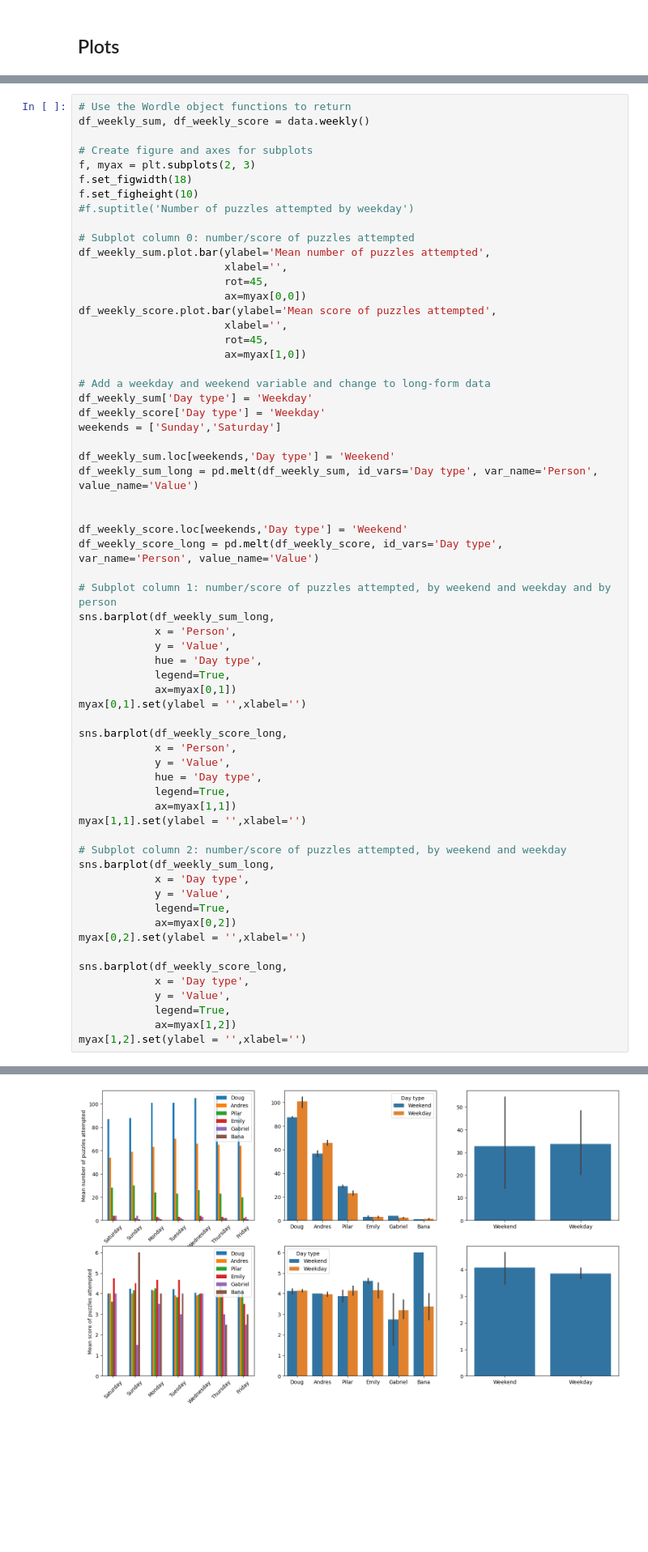
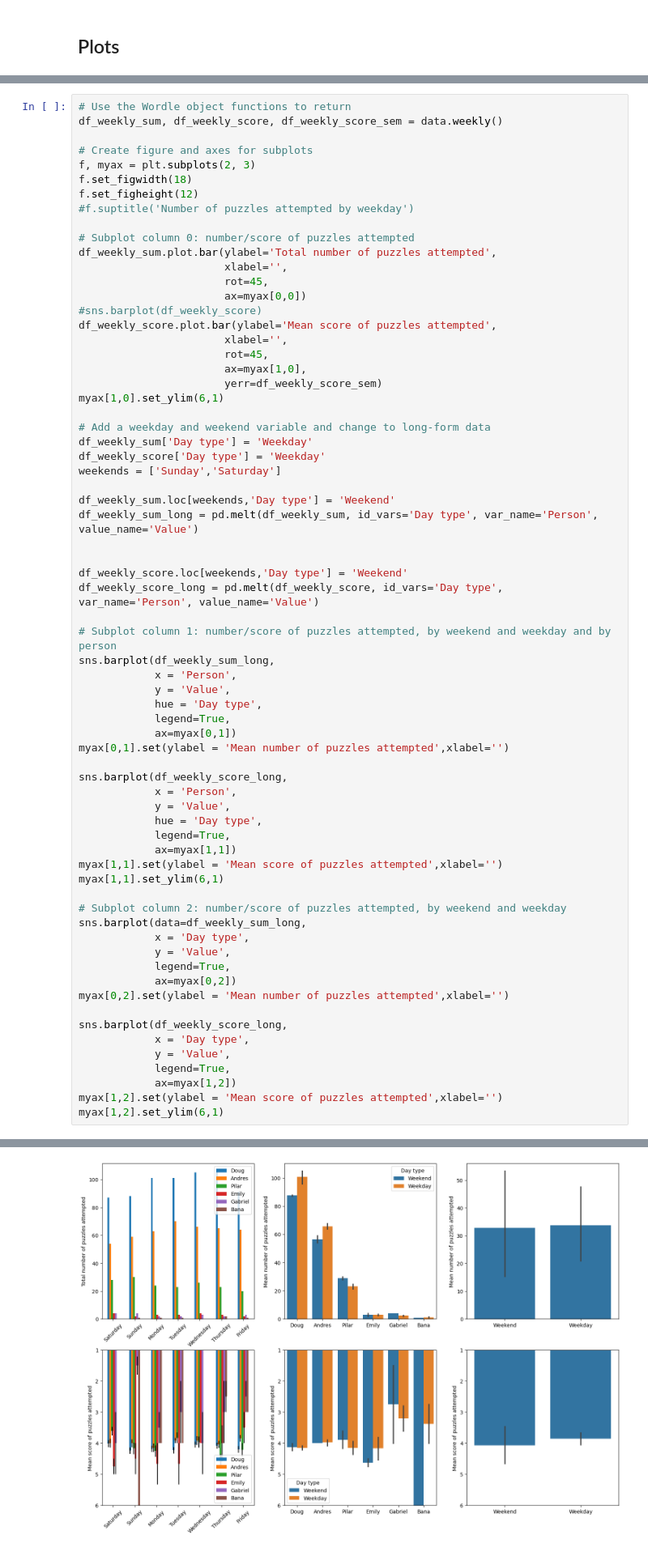
Before and after one commit to craneab/Wordle-Analyzer, a Jupyter notebook: Data Analysis.ipynb, the cells around one changed output, grey strips where cells are left out. Shown at 81% size. Cells and saved outputs as stored; diff of their text form; blank space fills up the shorter version.

Commit message:
Change graphs to plot 6-1, add statistics function and table output, readibility updates to some graphs

```diff
--- a/Data Analysis.ipynb
+++ b/Data Analysis.ipynb
@@ -119,23 +135,26 @@ Does solve score depened on the day of the week? For example, people may have mo
 However,
 # %%
 # Use the Wordle object functions to return
-df_weekly_sum, df_weekly_score = data.weekly()
+df_weekly_sum, df_weekly_score, df_weekly_score_sem = data.weekly()
 
 # Create figure and axes for subplots
 f, myax = plt.subplots(2, 3)
 f.set_figwidth(18)
-f.set_figheight(10)
+f.set_figheight(12)
 #f.suptitle('Number of puzzles attempted by weekday')
 
 # Subplot column 0: number/score of puzzles attempted
-df_weekly_sum.plot.bar(ylabel='Mean number of puzzles attempted',
+df_weekly_sum.plot.bar(ylabel='Total number of puzzles attempted',
                        xlabel='',
                        rot=45,
                        ax=myax[0,0])
+#sns.barplot(df_weekly_score)
 df_weekly_score.plot.bar(ylabel='Mean score of puzzles attempted',
                        xlabel='',
                        rot=45,
-                       ax=myax[1,0])
+                       ax=myax[1,0],
+                       yerr=df_weekly_score_sem)
+myax[1,0].set_ylim(6,1)
 
 # Add a weekday and weekend variable and change to long-form data
 df_weekly_sum['Day type'] = 'Weekday'
@@ -156,7 +175,7 @@ sns.barplot(df_weekly_sum_long,
             hue = 'Day type',
             legend=True,
             ax=myax[0,1])
-myax[0,1].set(ylabel = '',xlabel='')
+myax[0,1].set(ylabel = 'Mean number of puzzles attempted',xlabel='')
 
 sns.barplot(df_weekly_score_long,
             x = 'Person',
@@ -164,20 +183,22 @@ sns.barplot(df_weekly_score_long,
             hue = 'Day type',
             legend=True,
             ax=myax[1,1])
-myax[1,1].set(ylabel = '',xlabel='')
+myax[1,1].set(ylabel = 'Mean score of puzzles attempted',xlabel='')
+myax[1,1].set_ylim(6,1)
 
 # Subplot column 2: number/score of puzzles attempted, by weekend and weekday
-sns.barplot(df_weekly_sum_long,
+sns.barplot(data=df_weekly_sum_long,
             x = 'Day type',
             y = 'Value',
             legend=True,
             ax=myax[0,2])
-myax[0,2].set(ylabel = '',xlabel='')
+myax[0,2].set(ylabel = 'Mean number of puzzles attempted',xlabel='')
 
 sns.barplot(df_weekly_score_long,
             x = 'Day type',
             y = 'Value',
             legend=True,
             ax=myax[1,2])
-myax[1,2].set(ylabel = '',xlabel='')
+myax[1,2].set(ylabel = 'Mean score of puzzles attempted',xlabel='')
+myax[1,2].set_ylim(6,1)
 # %% [output]
@@ -185 +206 @@ myax[1,2].set(ylabel = '',xlabel='')
-[figure, old version]
+[figure, new version]
```
Also changed, not shown: parts of 11 cells of this notebook, 2 other files.
